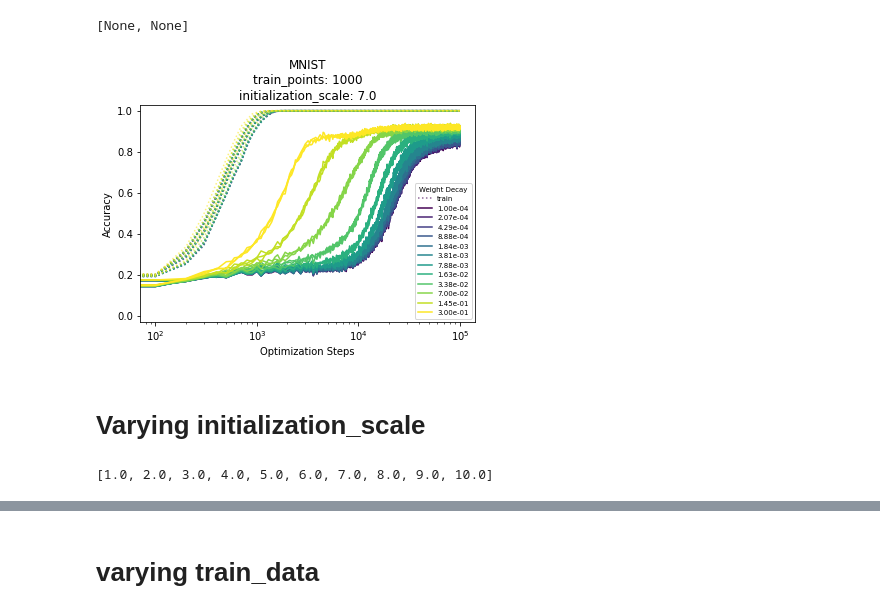
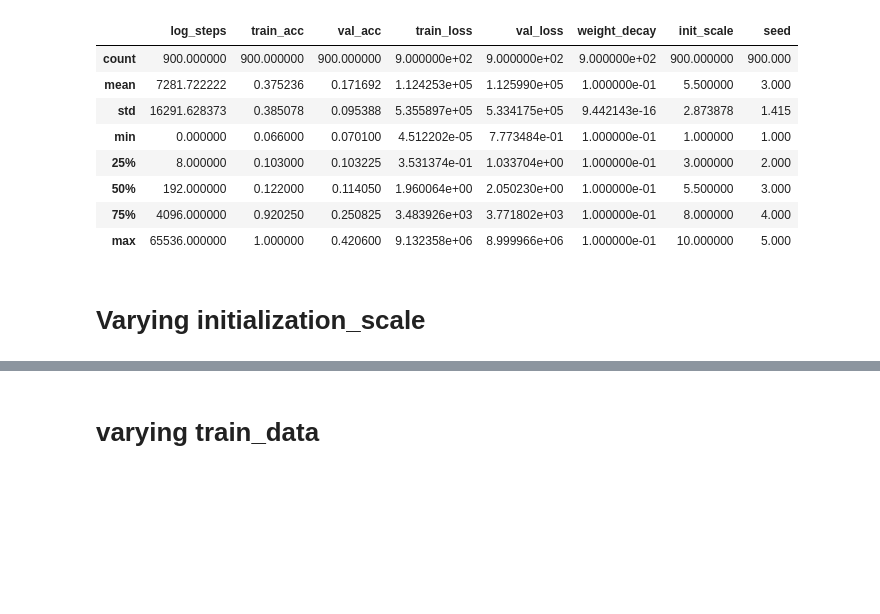
Before and after one commit to ejmichaud/omnigrok, a Jupyter notebook: notebooks/visualize-mnist.ipynb, the cells around one changed output, grey strips where cells are left out. Saved outputs shown, nothing was run; the diff lists cells and outputs as text; code cells hidden in the pictures; blank space fills up the shorter version.

Commit message:
resnet and cifar10/mnist on local

```diff
--- a/notebooks/visualize-mnist.ipynb
+++ b/notebooks/visualize-mnist.ipynb
@@ -6,2 +6,14 @@ from seml.database import get_collection
 # %%
-collection = get_collection('mnist-mlp-1')
+basepath = '../logs/CIFAR10/'
+
+
+results = []
+init_scales = list(range(1, 11))
+seeds = list(range(1, 6))
+weight_decays = [.1] # FIXME for all weight decays
+for init_scale in init_scales:
+  for seed in seeds:
+    path = basepath + f"init-scale_{init_scale}_seed_{seed}"
+    with open(path + "/1/info.json") as f:
+      with open(path + "/1/config.json") as g:
+        results.append({'config': json.load(g), 'info': json.load(f)})
@@ -16,34 +20,31 @@ weight_decays = sorted(list({r['config']['weight_decay'] for r in results}))
-# %%
-colors = plt.cm.viridis(np.linspace(0, 1, len(weight_decays)))
-for i, weight_decay in enumerate(weight_decays):
-    fields = ['config', 'info']
-    query = {
-        'config.weight_decay': weight_decay
-    }
-    results = list(collection.find(query, fields))
-    if results:
-        for j, r in enumerate(results):
-            if r['info']:
-
-                steps = r['info']['log_steps']
-                train = r['info']['train']['accuracy']
-                val = r['info']['val']['accuracy']
-    #             plt.plot(steps, train, color='red')
-                plt.plot(steps, train[:len(steps)], color=colors[i], alpha=0.6, linestyle='dotted', label='train' if i == 0 and j == 0 else None)
-                plt.plot(steps, val, color=colors[i], label="{:1.2e}".format(weight_decay) if j == 0 else None)
-
-
-plt.xscale('log')
-plt.xlabel("Optimization Steps")
-
-plt.ylim(-0.03, 1.03)
-plt.ylabel("Accuracy")
-
-plt.title(f"MNIST\ntrain_points: {train_points}\ninitialization_scale: {initialization_scale}")
-legend = plt.legend(prop={'size': 7}, loc='lower right', title="Weight Decay")
-plt.setp(legend.get_title(), fontsize=7)
-# %% [output]
-[None, None]
-[figure, removed]
+# %%
+# config : weight decay, init scale
+# data: train_acc, val_acc, train_loss, val_loss
+# unpack results into dataframe
+data = {'log_steps': [], 'train_acc': [], 'val_acc': [], 'train_loss': [], 'val_loss': [], 'weight_decay': [], 'init_scale': [], 'seed': []}
+for i,r in enumerate(results):
+  steps = r["info"]["log_steps"]
+  data["log_steps"].extend(steps)
+  data['train_acc'].extend(r["info"]["train"]["accuracy"])
+  data['val_acc'].extend(r["info"]["val"]["accuracy"])
+  data['train_loss'].extend(r["info"]["train"]["loss"])
+  data['val_loss'].extend(r["info"]["val"]["loss"])
+  data['weight_decay'].extend([r["config"]["weight_decay"]]*len(steps))
+  data['init_scale'].extend([r["config"]["initialization_scale"]]*len(steps))
+  data['seed'].extend([r["config"]["seed"]]*len(steps))
+
+data = pd.DataFrame(data)
+# %%
+data.describe()
+# %% [output]
+|  | log_steps | train_acc | val_acc | train_loss | val_loss | weight_decay | init_scale | seed |
+| count | 900.000000 | 900.000000 | 900.000000 | 9.000000e+02 | 9.000000e+02 | 9.000000e+02 | 900.000000 | 900.000 |
+| mean | 7281.722222 | 0.375236 | 0.171692 | 1.124253e+05 | 1.125990e+05 | 1.000000e-01 | 5.500000 | 3.000 |
+| std | 16291.628373 | 0.385078 | 0.095388 | 5.355897e+05 | 5.334175e+05 | 9.442143e-16 | 2.873878 | 1.415 |
+| min | 0.000000 | 0.066000 | 0.070100 | 4.512202e-05 | 7.773484e-01 | 1.000000e-01 | 1.000000 | 1.000 |
+| 25% | 8.000000 | 0.103000 | 0.103225 | 3.531374e-01 | 1.033704e+00 | 1.000000e-01 | 3.000000 | 2.000 |
+| 50% | 192.000000 | 0.122000 | 0.114050 | 1.960064e+00 | 2.050230e+00 | 1.000000e-01 | 5.500000 | 3.000 |
+| 75% | 4096.000000 | 0.920250 | 0.250825 | 3.483926e+03 | 3.771802e+03 | 1.000000e-01 | 8.000000 | 4.000 |
+| max | 65536.000000 | 1.000000 | 0.420600 | 9.132358e+06 | 8.999966e+06 | 1.000000e-01 | 10.000000 | 5.000 |
 # %% [markdown]
 # Varying initialization_scale
@@ -61,7 +51,3 @@ initialization_scales = sorted(list({r['config']['initialization_scale'] for r i
-# %%
-initialization_scales
-# %% [output]
-[1.0, 2.0, 3.0, 4.0, 5.0, 6.0, 7.0, 8.0, 9.0, 10.0]
 # %%
 plt.figure(figsize=(10, 15))
 
```
Also changed, not shown: parts of 7 cells of this notebook, 4 other files.
